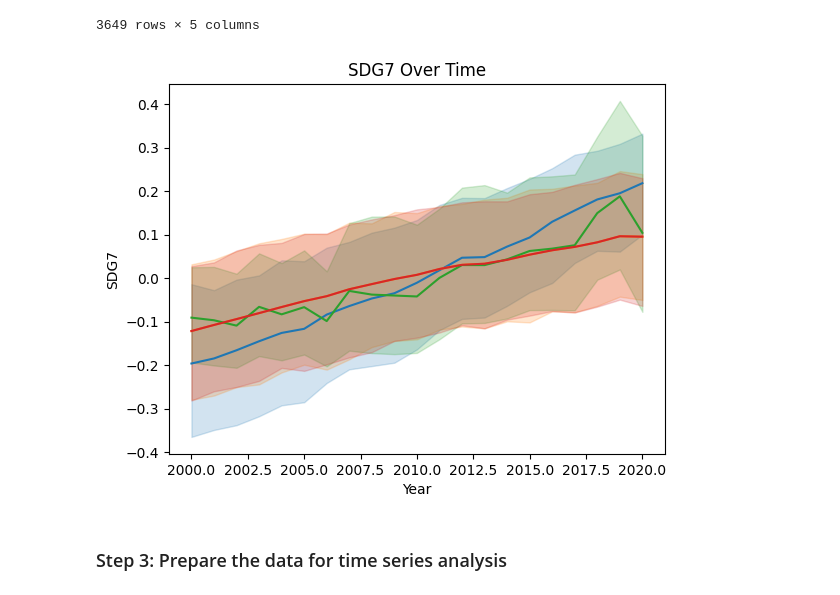
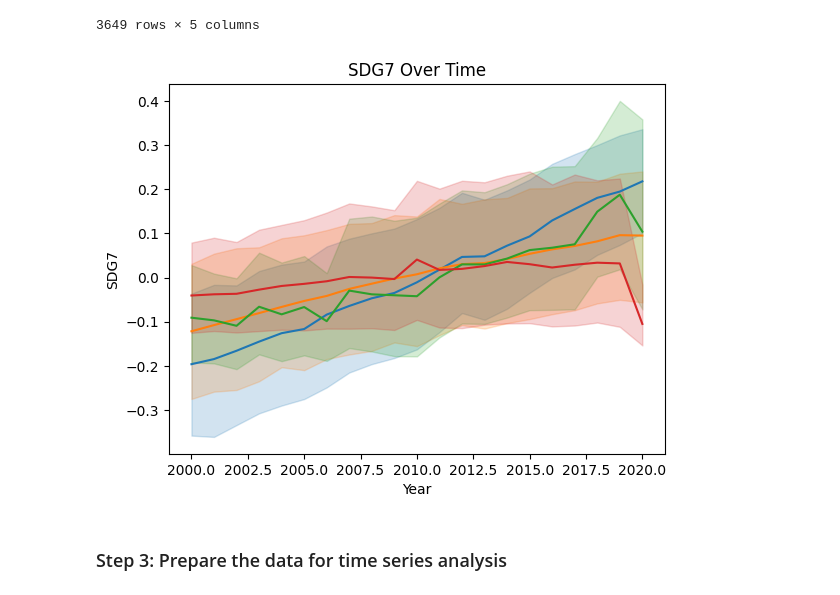
Before and after one commit to aojah1/sdg7, a Jupyter notebook: sustainability.ipynb, the cells around one changed output. Drawn from its saved outputs; the diff is of its cells as text; code cells hidden in the pictures.

```diff
--- a/sustainability.ipynb
+++ b/sustainability.ipynb
@@ -449,16 +448,16 @@ df_features_time_series_scaled
 # %%
 #plt.figure(figsize=(12, 6))
 sns.lineplot(data=df_features_time_series_scaled, x='Year', y='Electricity_Access_Percent')
 sns.lineplot(data=df_features_time_series_scaled, x='Year', y='CleanFuel_Access_Percent')
 sns.lineplot(data=df_features_time_series_scaled, x='Year', y='Renewable_Electricity_PerPerson')
-sdg = sns.lineplot(data=df_features_time_series_scaled, x='Year', y='CleanFuel_Access_Percent')
+sdg = sns.lineplot(data=df_features_time_series_scaled, x='Year', y='Co2_Emission_PerPerson_MetricTon')
 
 # add label to the axis and label to the plot
-sdg.set(xlabel ="Year", ylabel = "SDG7", title ='SDG7 Over Time')
+sdg.set(xlabel ="Year", ylabel = "SDG7", title ='SDG7 Over Time', label= df_features_time_series[features], mouseover=True)
 fig = sdg.get_figure()
 fig.savefig("images/sdg7.jpg")
 # %% [output]
-[figure, old version]
+[figure, new version]
 # %% [markdown]
 ### Step 3: Prepare the data for time series analysis
 # %%
```
Also changed, not shown: parts of 6 cells of this notebook, 8 other files.
